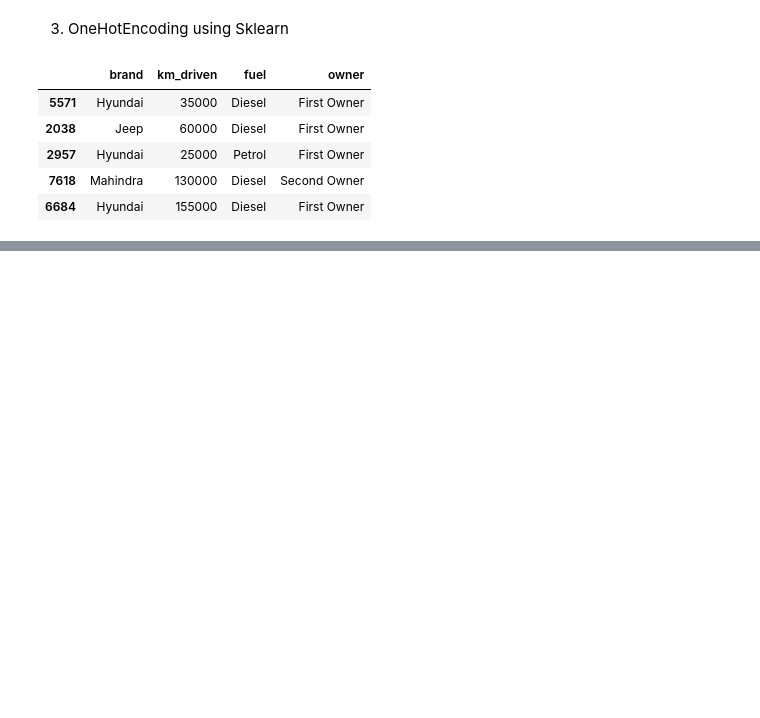
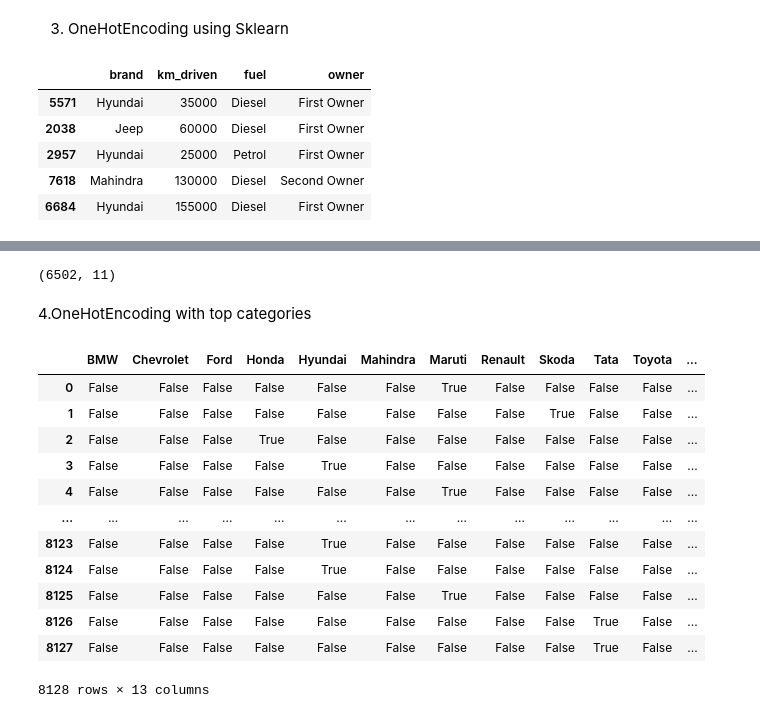
Before and after one commit to ashwinpawarr/MachineLearning-, a Jupyter notebook: 12_One hot encoding/One hot encoding.ipynb, the cells around one changed output, grey strips where cells are left out. Cells and saved outputs as stored; diff of their text form; code cells hidden in the pictures; blank space fills up the shorter version.

Commit message:
Updated OneHotEncoding

```diff
--- a/12_One hot encoding/One hot encoding.ipynb
+++ b/12_One hot encoding/One hot encoding.ipynb
@@ -89,0 +142,29 @@ X_train.head()
+# %%
+np.hstack((X_train[["brand","km_driven"]].values,X_train_new)).shape
+# %% [output]
+(6502, 11)
+# %% [markdown]
+4.OneHotEncoding with top categories
+# %%
+counts = df["brand"].value_counts()
+# %%
+df["brand"].nunique()
+thersold = 100
+# %%
+repl = counts[counts <= thersold].index
+# %%
+pd.get_dummies(df["brand"].replace(repl,"uncommon"))
+# %% [output]
+|  | BMW | Chevrolet | Ford | Honda | Hyundai | Mahindra | Maruti | Renault | Skoda | Tata | Toyota | ... |
+| 0 | False | False | False | False | False | False | True | False | False | False | False | ... |
+| 1 | False | False | False | False | False | False | False | False | True | False | False | ... |
+| 2 | False | False | False | True | False | False | False | False | False | False | False | ... |
+| 3 | False | False | False | False | True | False | False | False | False | False | False | ... |
+| 4 | False | False | False | False | False | False | True | False | False | False | False | ... |
+| ... | ... | ... | ... | ... | ... | ... | ... | ... | ... | ... | ... | ... |
+| 8123 | False | False | False | False | True | False | False | False | False | False | False | ... |
+| 8124 | False | False | False | False | True | False | False | False | False | False | False | ... |
+| 8125 | False | False | False | False | False | False | True | False | False | False | False | ... |
+| 8126 | False | False | False | False | False | False | False | False | False | True | False | ... |
+| 8127 | False | False | False | False | False | False | False | False | False | True | False | ... |
+8128 rows × 13 columns
```
Also changed, not shown: parts of 9 cells of this notebook.
